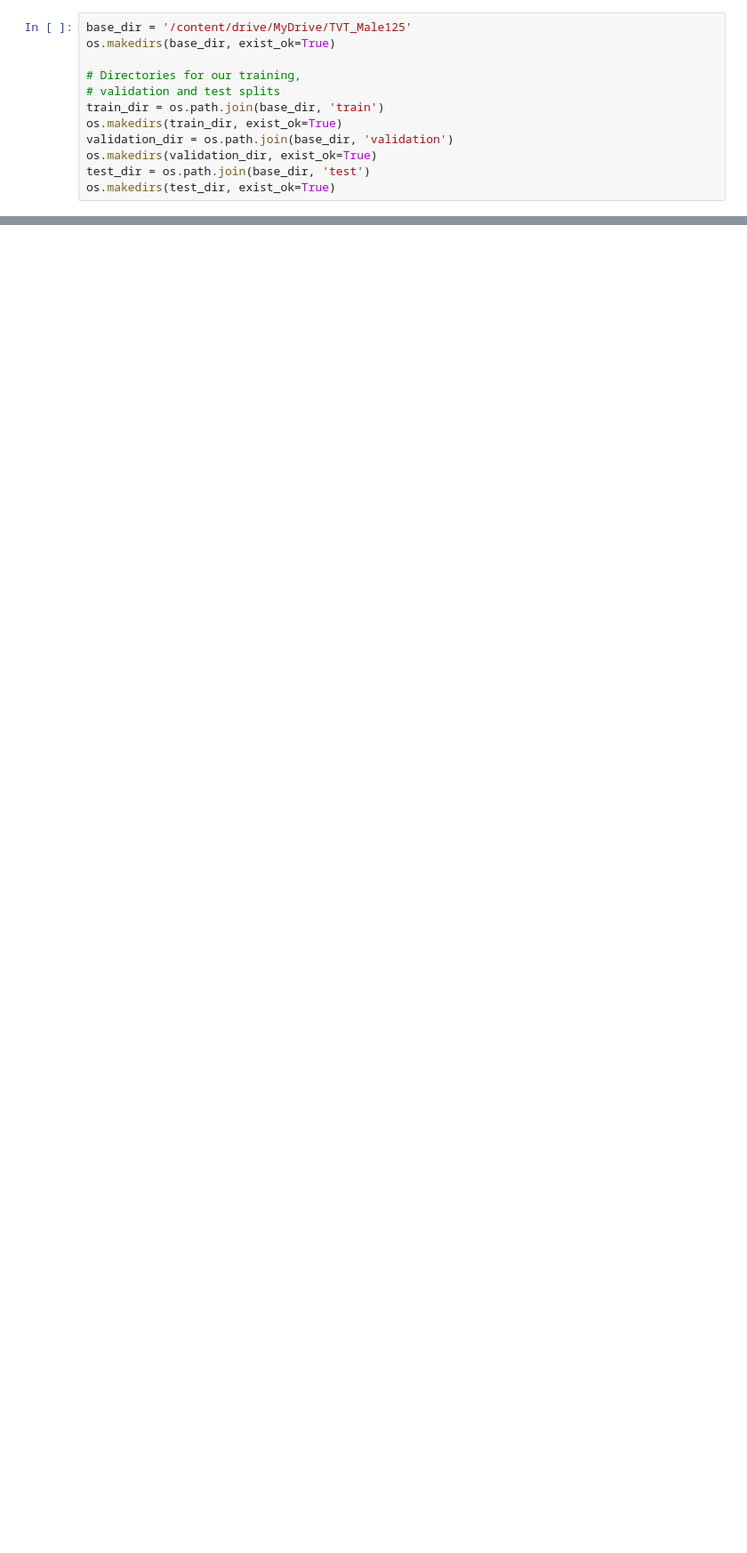
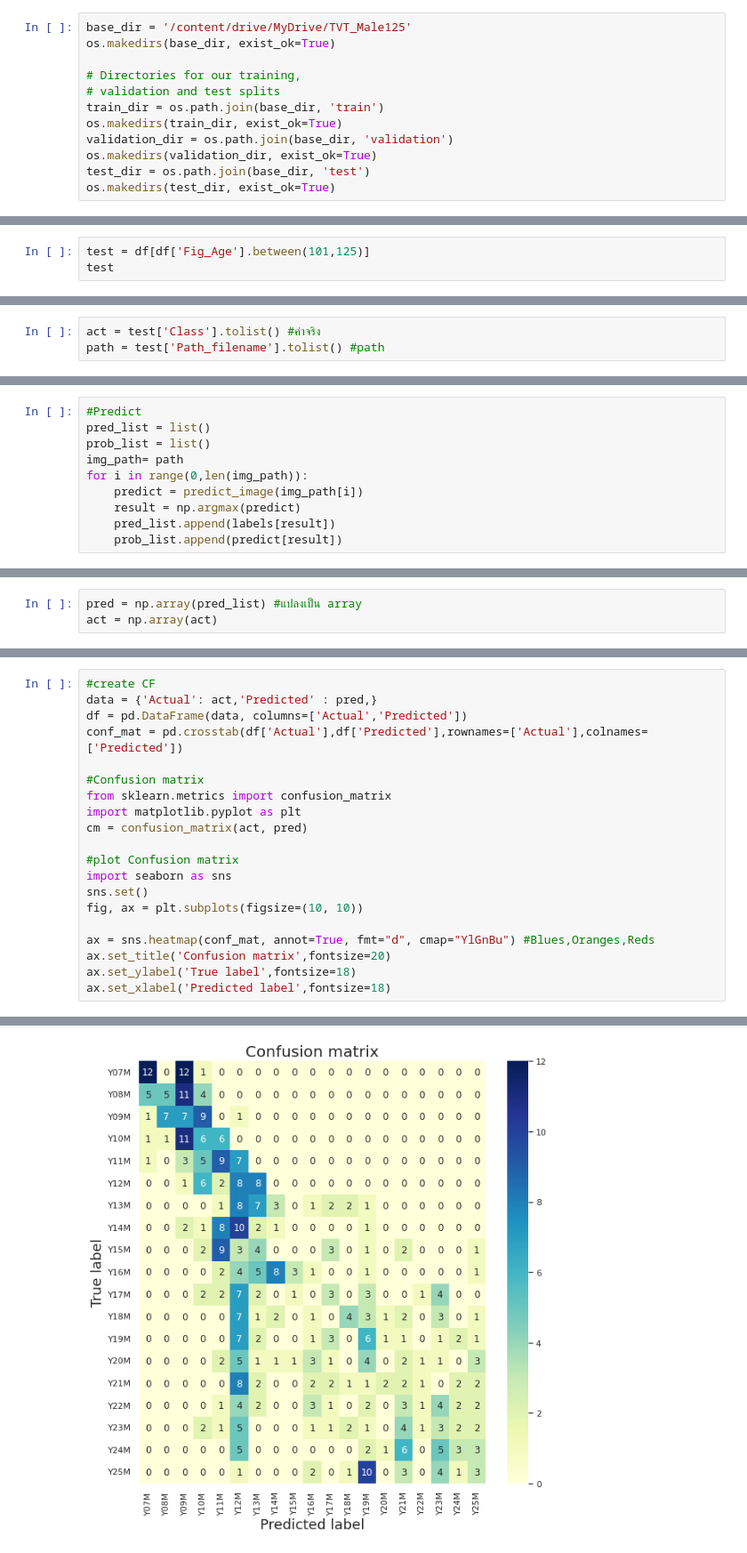
Before and after one commit to Wanita-8943/Project_2023, a Jupyter notebook: M2_Train_Freeze.ipynb, the cells around one changed output, grey strips where cells are left out. Shown at 89% size. Cells and saved outputs as stored; diff of their text form; blank space fills up the shorter version.

```diff
--- a/M2_Train_Freeze.ipynb
+++ b/M2_Train_Freeze.ipynb
@@ -208,0 +112,3 @@ model.save('/content/drive/My Drive/cut_panoramic/Model/Classification/Male/M2_T
+# %%
+test = df[df['Fig_Age'].between(101,125)]
+test
@@ -208,0 +129,3 @@ model.save('/content/drive/My Drive/cut_panoramic/Model/Classification/Male/M2_T
+# %%
+act = test['Class'].tolist() #ค่าจริง
+path = test['Path_filename'].tolist() #path
@@ -208,0 +162,10 @@ model.save('/content/drive/My Drive/cut_panoramic/Model/Classification/Male/M2_T
+# %%
+#Predict
+pred_list = list()
+prob_list = list()
+img_path= path
+for i in range(0,len(img_path)):
+    predict = predict_image(img_path[i])
+    result = np.argmax(predict)
+    pred_list.append(labels[result])
+    prob_list.append(predict[result])
@@ -208,0 +225,3 @@ model.save('/content/drive/My Drive/cut_panoramic/Model/Classification/Male/M2_T
+# %%
+pred = np.array(pred_list) #แปลงเป็น array
+act = np.array(act)
@@ -208,0 +259,21 @@ model.save('/content/drive/My Drive/cut_panoramic/Model/Classification/Male/M2_T
+# %%
+#create CF
+data = {'Actual': act,'Predicted' : pred,}
+df = pd.DataFrame(data, columns=['Actual','Predicted'])
+conf_mat = pd.crosstab(df['Actual'],df['Predicted'],rownames=['Actual'],colnames=['Predicted'])
+
+#Confusion matrix
+from sklearn.metrics import confusion_matrix
+import matplotlib.pyplot as plt
+cm = confusion_matrix(act, pred)
+
+#plot Confusion matrix
+import seaborn as sns
+sns.set()
+fig, ax = plt.subplots(figsize=(10, 10))
+
+ax = sns.heatmap(conf_mat, annot=True, fmt="d", cmap="YlGnBu") #Blues,Oranges,Reds
+ax.set_title('Confusion matrix',fontsize=20)
+ax.set_ylabel('True label',fontsize=18)
+ax.set_xlabel('Predicted label',fontsize=18)
+# %% [output]
@@ -208,0 +281 @@ model.save('/content/drive/My Drive/cut_panoramic/Model/Classification/Male/M2_T
+[figure, added]
```
Also changed, not shown: parts of 31 cells of this notebook.
